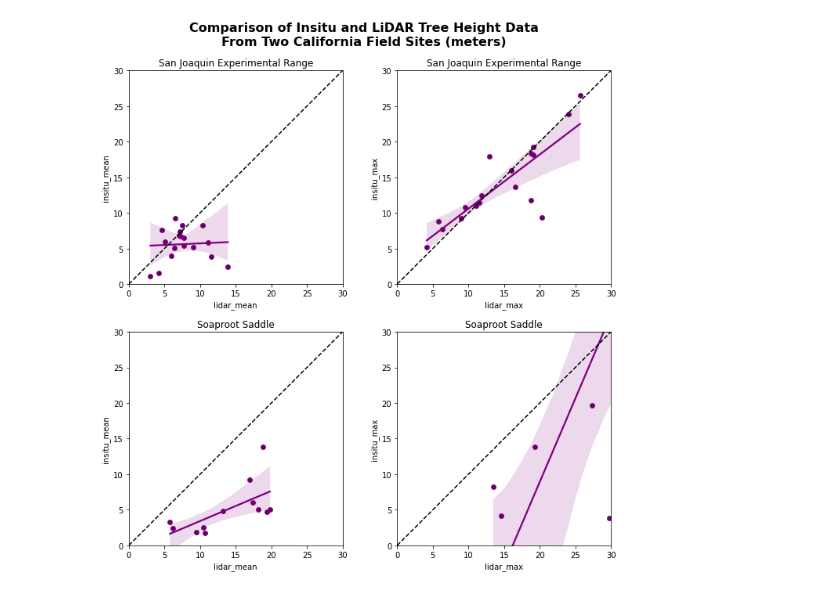
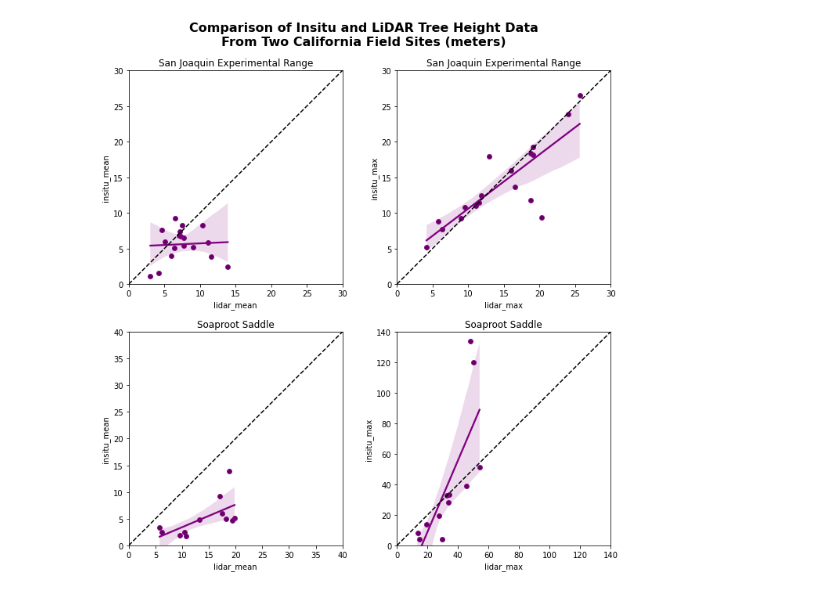
Before and after one commit to Jen-Morse/lidar-uncertainty-Jen-Morse, a Jupyter notebook: lidar-uncertainty.ipynb, the cells around one changed output. Cells and saved outputs as stored; diff of their text form; code cells hidden in the pictures.

```diff
--- a/lidar-uncertainty.ipynb
+++ b/lidar-uncertainty.ipynb
@@ -150,5 +49,6 @@ class NEONDataLoader:
 # %%
 class SJERDataLoader(NEONDataLoader):
+    """Loads NEON SJER data into geoDataFrame"""
 
     site_name = 'SJER'
     id_col_name = 'Plot_ID'
@@ -177,6 +77,7 @@ sjer_gdf
 | 17 | POLYGON ((255891.194 4110759.039,... | SJER952 | center | 255871.194 | 4110759.039 | grass | 6.380000 | 4.149285 | 7.7 | ... |
 # %%
 class SOAPDataLoader(NEONDataLoader):
+    """Loads NEON SOAP site data into geoDataFrame"""
 
     site_name = 'SOAP'
     id_col_name = 'ID'
@@ -205,7 +106,7 @@ soap_gdf
 | 24 | POLYGON ((299165.197 4101433.028,... | SOAP991 | 25 | beetles, soils, coarse-downed woo... | 40.0 | distributed | base | 29.750000 | 9.520195 | ... |
 | 26 | POLYGON ((297455.197 4100563.028,... | SOAP1611 | 27 | beetles, soils, coarse-downed woo... | 40.0 | distributed | base | 14.559999 | 10.731667 | ... |
 # %%
-def plot_height_stats(height_stats_gdf, axs, site, aggr):
+def plot_height_stats(height_stats_gdf, axs, site, upper_lim, aggr):
     """
     Plot of Insitu and LiDAR tree height max and means.
     ----------
@@ -219,6 +120,9 @@ def plot_height_stats(height_stats_gdf, axs, site, aggr):
     site: str
         Site Name.
 
+    upper_lim: int
+        Upper x and y limits for plot axis.
+
     aggr: str
         Aggregation statistic to plot (mean or max)
     -------
@@ -226,7 +130,7 @@ def plot_height_stats(height_stats_gdf, axs, site, aggr):
     plot_height_stats: Plot of tree height statistics.
     """
     # Set limits and aspect of plot
-    axs.set(xlim=(0, 30), ylim=(0, 30), aspect='equal')
+    axs.set(xlim=(0, upper_lim), ylim=(0, upper_lim), aspect='equal')
 
     # Define plot type and columns to plot
     sns.scatterplot(
@@ -235,35 +139,35 @@ def plot_height_stats(height_stats_gdf, axs, site, aggr):
         data=height_stats_gdf, color='black',ax=axs)
 
     # Plot regression
     sns.regplot(
         x='lidar_{aggr}'.format(aggr=aggr),
         y='insitu_{aggr}'.format(aggr=aggr),
         data=height_stats_gdf, color='purple', ax=axs)
 
     # Set plot title labels
     axs.set_title(site)
 
     # Plot 1:1 line
     axs.plot(
         (0, 1), (0, 1),
         transform=axs.transAxes,
         ls='--', c='k')
     return plot_height_stats
 
 # Plot Insitu vs LiDAR Tree Height Data
 fig, ((ax1, ax2), (ax3, ax4)) = plt.subplots(2, 2, figsize=(10, 10))
 plt.suptitle(
     'Comparison of Insitu and LiDAR Tree Height Data\n'
     'From Two California Field Sites (meters)',
     fontweight='bold',
     fontsize=16)
 plt.tight_layout(pad=2, h_pad=4, w_pad=0.5)
 
-plot_height_stats(sjer_gdf, ax1, 'San Joaquin Experimental Range', 'mean')
-plot_height_stats(sjer_gdf, ax2, 'San Joaquin Experimental Range', 'max')
-plot_height_stats(soap_gdf, ax3, 'Soaproot Saddle', 'mean')
-plot_height_stats(soap_gdf, ax4, 'Soaproot Saddle', 'max')
+plot_height_stats(sjer_gdf, ax1, 'San Joaquin Experimental Range', 30, 'mean')
+plot_height_stats(sjer_gdf, ax2, 'San Joaquin Experimental Range', 30, 'max')
+plot_height_stats(soap_gdf, ax3, 'Soaproot Saddle', 40, 'mean')
+plot_height_stats(soap_gdf, ax4, 'Soaproot Saddle', 140, 'max')
 
 plt.show()
 # %% [output]
-[figure, old version]
+[figure, new version]
```
Also changed, not shown: parts of 3 cells of this notebook, 2 other files.
